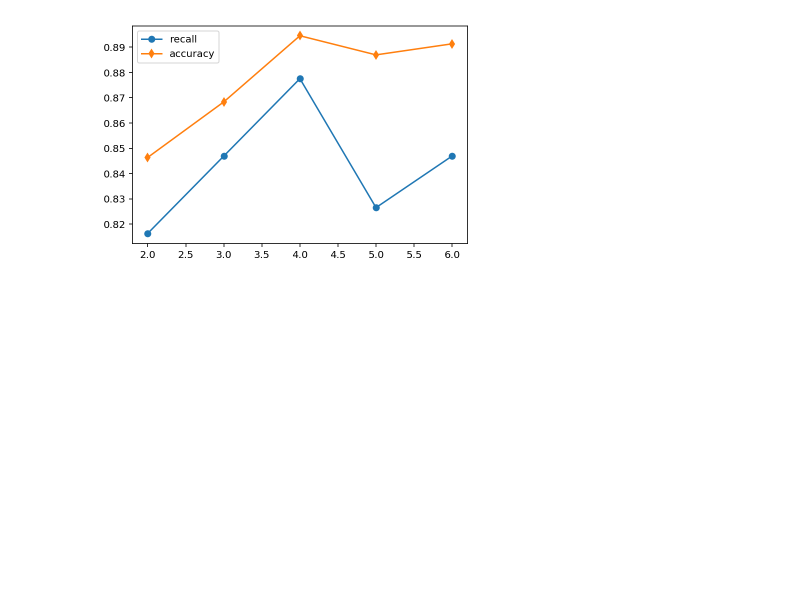
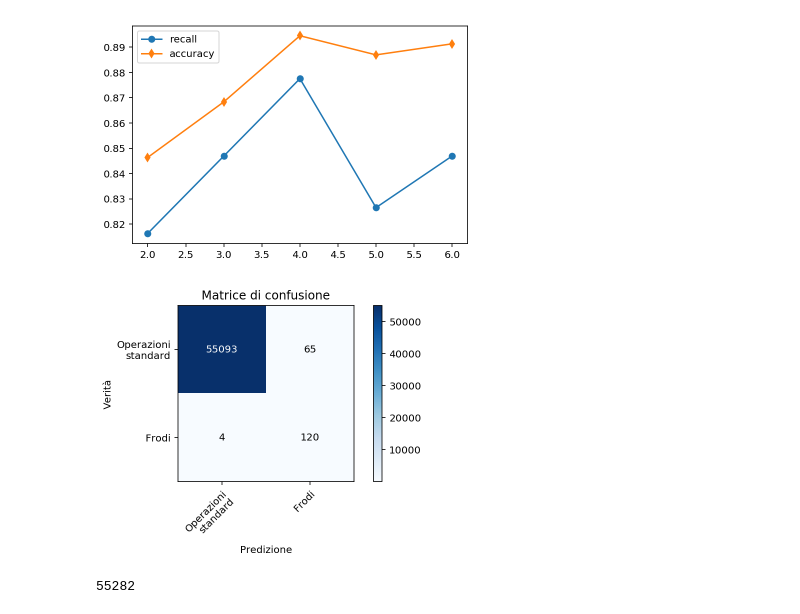
Before and after one commit to AndreaAmico/kaggle, a Jupyter notebook: credit_card_fraud/notebooks/explore.ipynb, the cells around one changed output. Cells and saved outputs as stored; diff of their text form; code cells hidden in the pictures; blank space fills up the shorter version.

```diff
--- a/credit_card_fraud/notebooks/explore.ipynb
+++ b/credit_card_fraud/notebooks/explore.ipynb
@@ -160,3 +171,50 @@ plt.legend()
 # %% [output]
 <matplotlib.legend.Legend at 0x...>
 [figure]
+# %%
+import numpy as np
+import matplotlib.pyplot as plt
+
+from sklearn import svm, datasets
+from sklearn.model_selection import train_test_split
+from sklearn.metrics import confusion_matrix
+from sklearn.utils.multiclass import unique_labels
+
+cm = np.array([[55093,  65],
+       [   4,    120]], dtype=np.int64)
+
+cmap=plt.cm.Blues
+classes=['Operazioni\nstandard', 'Frodi']
+title = 'Matrice di confusione'
+normalize=False
+fig, ax = plt.subplots()
+im = ax.imshow(cm, interpolation='nearest', cmap=cmap)
+ax.figure.colorbar(im, ax=ax)
+# We want to show all ticks...
+ax.set(xticks=np.arange(cm.shape[1]),
+       yticks=np.arange(cm.shape[0]),
+       # ... and label them with the respective list entries
+       xticklabels=classes, yticklabels=classes,
+       title=title,
+       ylabel='Verità',
+       xlabel='Predizione')
+
+# Rotate the tick labels and set their alignment.
+plt.setp(ax.get_xticklabels(), rotation=45, ha="right",
+         rotation_mode="anchor")
+
+# Loop over data dimensions and create text annotations.
+fmt = '.2f' if normalize else 'd'
+thresh = cm.max() / 2.
+for i in range(cm.shape[0]):
+    for j in range(cm.shape[1]):
+        ax.text(j, i, format(cm[i, j], fmt),
+                ha="center", va="center",
+                color="white" if cm[i, j] > thresh else "black")
+fig.tight_layout()
+# %% [output]
+[figure, added]
+# %%
+np.sum(cm)
+# %% [output]
+55282
```
Also changed, not shown: parts of 2 cells of this notebook, 13 other files.
